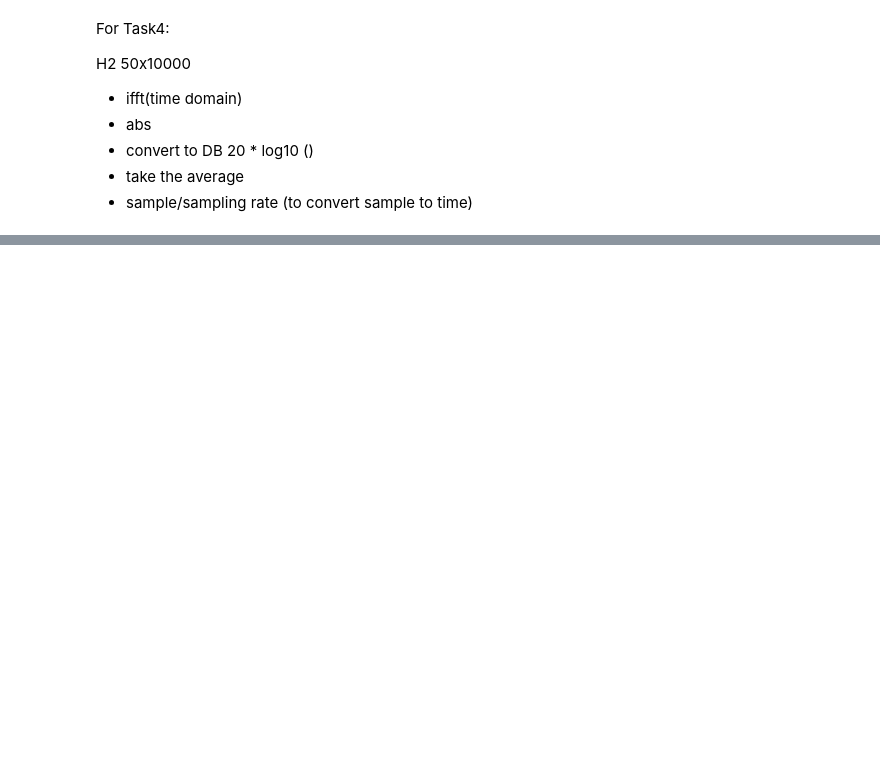
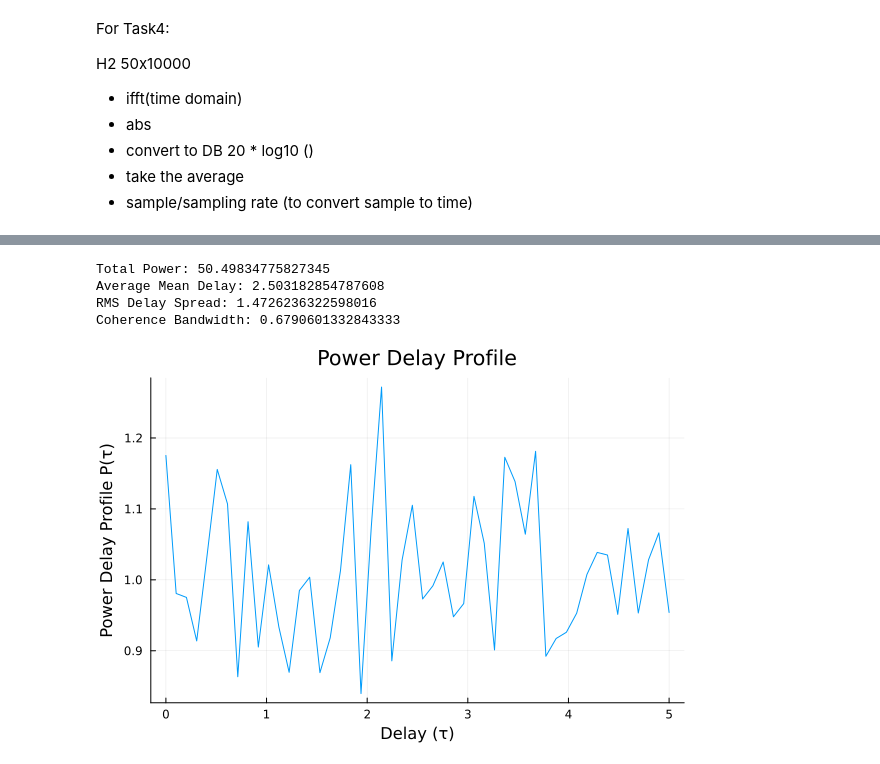
Before and after one commit to setrar/RADIO, a Jupyter notebook: Assignements/2/REPORT.ipynb, the cells around one changed output, grey strips where cells are left out. Cells and saved outputs as stored; diff of their text form; code cells hidden in the pictures; blank space fills up the shorter version.

```diff
--- a/Assignements/2/REPORT.ipynb
+++ b/Assignements/2/REPORT.ipynb
@@ -243,0 +274,46 @@ H2 50x10000
+# %%
+using Plots
+using Statistics  # Import the Statistics library to use the mean function
+
+# Example data for H2(t, tau) (replace this with actual data)
+t = range(0, stop=1, length=100)  # Time instances
+tau = range(0, stop=5, length=50)  # Delay instances
+H2 = randn(ComplexF64, length(t), length(tau))  # Example complex values
+
+# Calculate |H2(t, tau)|^2
+H2_squared = abs2.(H2)
+
+# Average over time
+P_tau = mean(H2_squared, dims=1)
+
+# Extract the mean along the first dimension to get a vector
+P_tau = vec(P_tau)
+
+
+# Total power
+P_total = sum(P_tau)
+
+# Mean delay
+mean_delay = sum(tau .* P_tau) / P_total
+
+# RMS delay spread
+rms_delay_spread = sqrt(sum((tau .- mean_delay).^2 .* P_tau) / P_total)
+
+# Coherence bandwidth
+coherence_bandwidth = 1 / rms_delay_spread
+
+# Print results
+println("Total Power: ", P_total)
+println("Average Mean Delay: ", mean_delay)
+println("RMS Delay Spread: ", rms_delay_spread)
+println("Coherence Bandwidth: ", coherence_bandwidth)
+# plot();
+
+# Plotting the Power Delay Profile
+plot(tau, P_tau, xlabel="Delay (τ)", ylabel="Power Delay Profile P(τ)", title="Power Delay Profile", legend=false)
+# %% [output]
+Total Power: 50.49834775827345
+Average Mean Delay: 2.503182854787608
+RMS Delay Spread: 1.4726236322598016
+Coherence Bandwidth: 0.6790601332843333
+[figure, added]
```
Also changed, not shown: parts of 6 cells of this notebook, 1 other file.
